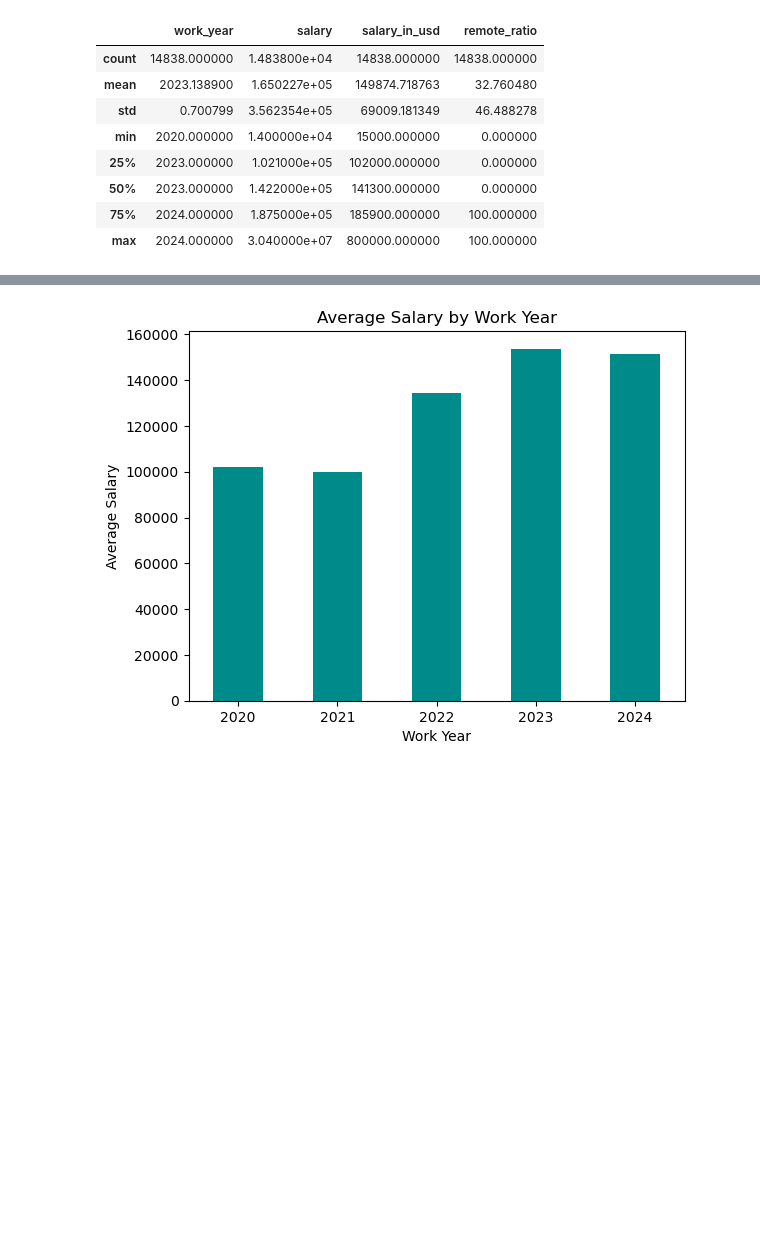
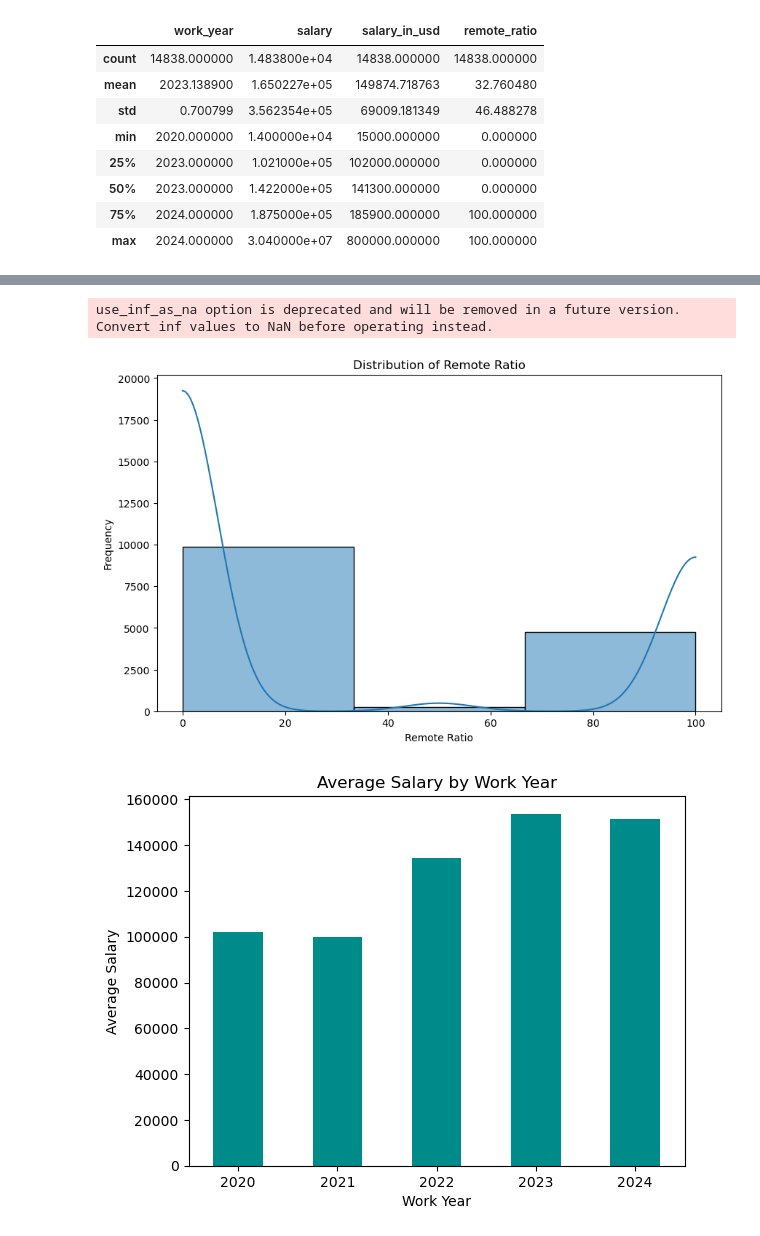
Before and after one commit to beccaa9116/Data-Science-Salary-Analysis, a Jupyter notebook: ds_salary_analysis.ipynb, the cells around one changed output, grey strips where cells are left out. Saved outputs shown, nothing was run; the diff lists cells and outputs as text; code cells hidden in the pictures; blank space fills up the shorter version.

```diff
--- a/ds_salary_analysis.ipynb
+++ b/ds_salary_analysis.ipynb
@@ -67,3 +78,14 @@ data.describe()
+# %%
+#plot distribution of remote ratio
+plt.figure(figsize=(10, 6))
+sns.histplot(data['remote_ratio'], bins=3, kde=True)
+plt.title('Distribution of Remote Ratio')
+plt.xlabel('Remote Ratio')
+plt.ylabel('Frequency')
+plt.show()
+# %% [output]
+use_inf_as_na option is deprecated and will be removed in a future version. Convert inf values to NaN before operating instead.
+[figure, added]
 # %%
 #group by work year and plot the average salary
 data.groupby('work_year')['salary_in_usd'].mean().plot(kind='bar', color='darkcyan')
```
Also changed, not shown: parts of 10 cells of this notebook.
